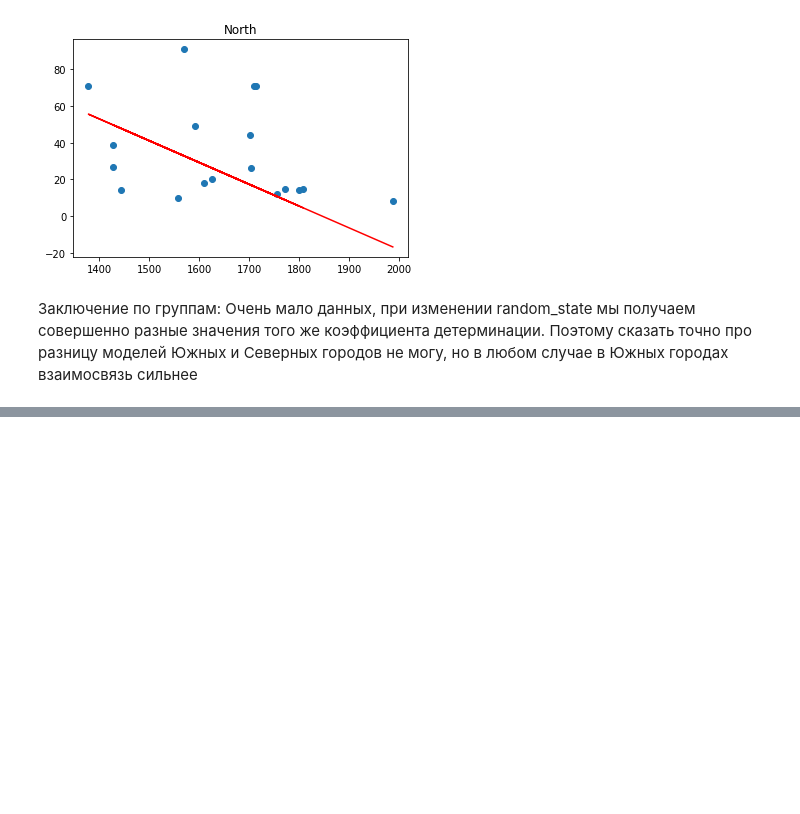
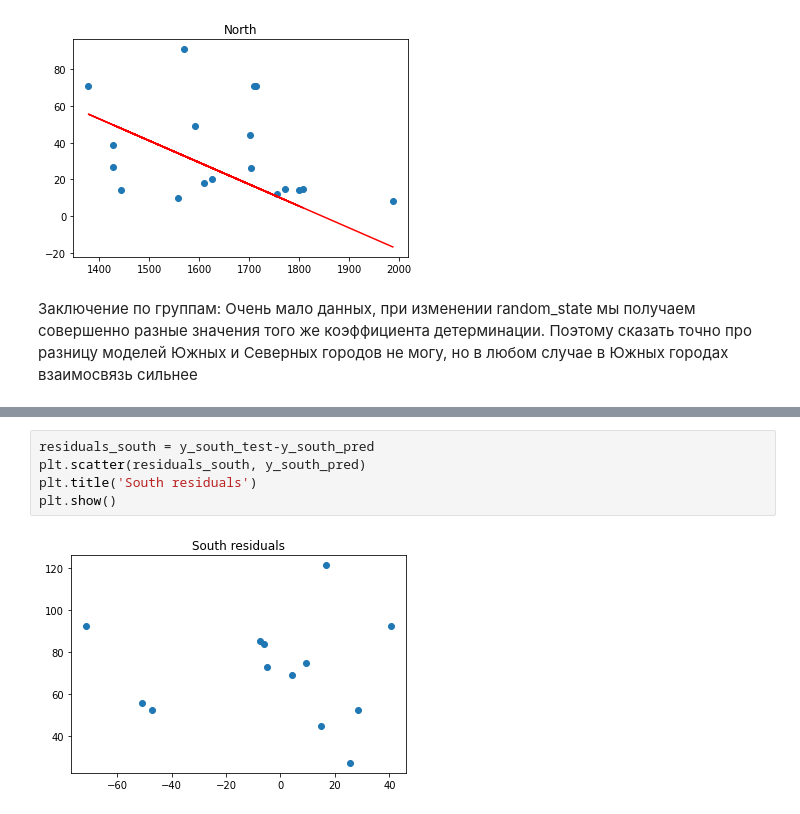
Before and after one commit to PKlekchyan/pyda-18-dz, a Jupyter notebook: lesson_17/task_1.ipynb, the cells around one changed output, grey strips where cells are left out. Cells and saved outputs as stored; diff of their text form; blank space fills up the shorter version.

```diff
--- a/lesson_17/task_1.ipynb
+++ b/lesson_17/task_1.ipynb
@@ -223,0 +241,7 @@ plt.plot(x_north_test, y_north_pred, c='r')
+# %%
+residuals_south = y_south_test-y_south_pred
+plt.scatter(residuals_south, y_south_pred)
+plt.title('South residuals')
+plt.show()
+# %% [output]
+[figure, added]
```
Also changed, not shown: parts of 6 cells of this notebook.
